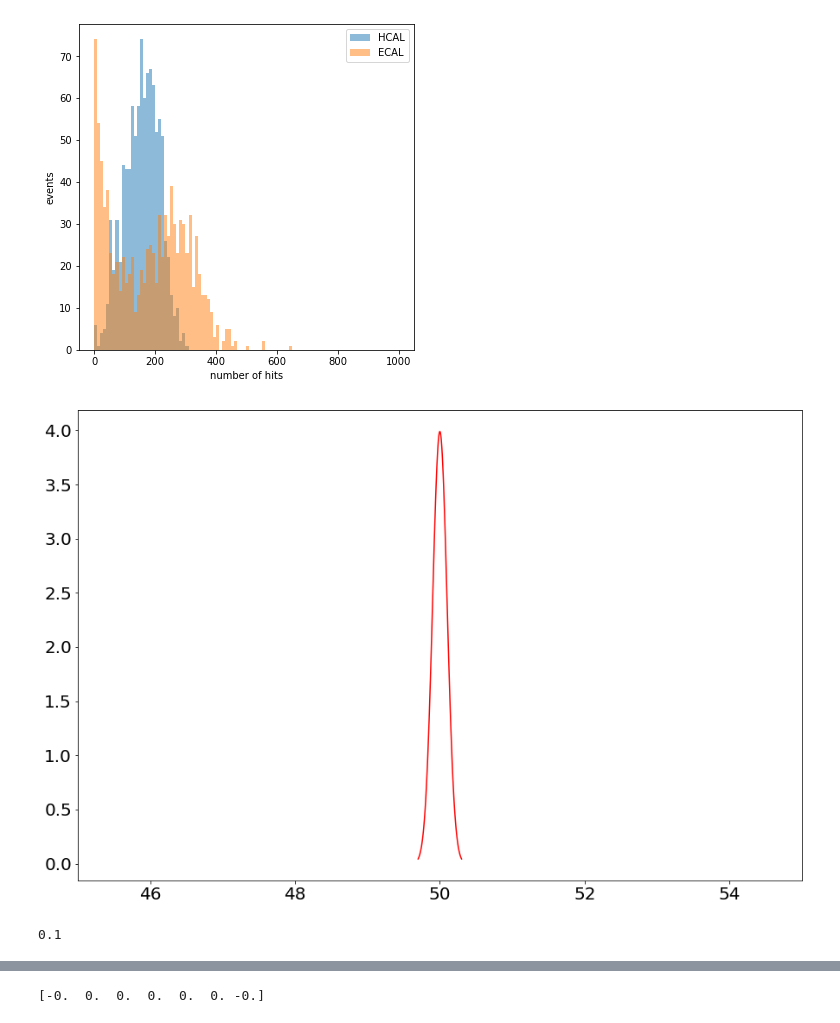
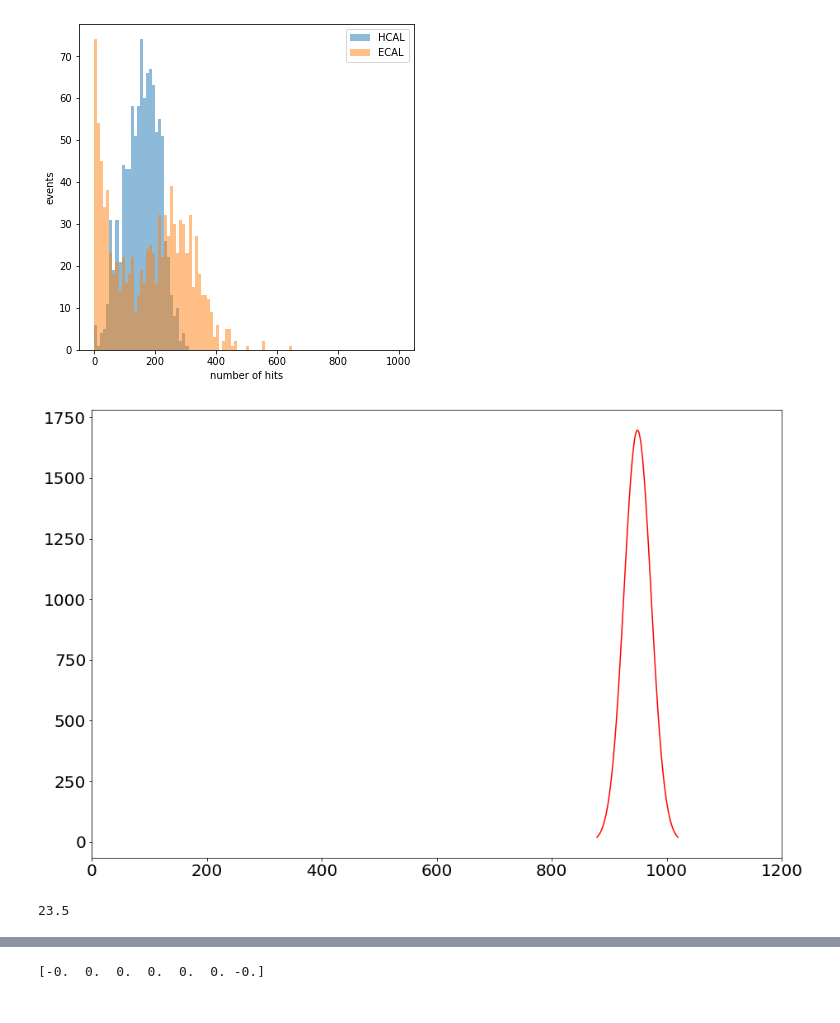
Before and after one commit to bk806714/EIC_Analysis, a Jupyter notebook: hitAnalysis.ipynb, the cells around one changed output, grey strips where cells are left out. Drawn from its saved outputs; the diff is of its cells as text; code cells hidden in the pictures.

```diff
--- a/hitAnalysis.ipynb
+++ b/hitAnalysis.ipynb
@@ -794,18 +1184,16 @@ print(len(p))
 # %%
 import scipy.stats as stats
 import math
 
-mux = 50
-muy=10
-variance = 1
-sigma =0.1# math.sqrt(variance)
+mux =949
+sigma =23.5# math.sqrt(variance)
 x = np.linspace(mux - 3*sigma, mux + 3*sigma, 100)
-y = np.linspace(muy - 3*sigma, muy + 3*sigma, 100)
-plt.plot(x, stats.norm.pdf(x, mux, sigma), color='r')
-plt.xlim(45,55)
+#y = np.linspace(muy - 3*sigma, muy + 3*sigma, 100)
+plt.plot(x, stats.norm.pdf(x, mux, sigma)*1e5, color='r')
+plt.xlim(0,1200)
 #plt.plot(y, stats.norm.pdf(y, muy, sigma), color='b')
 plt.show()
 print(sigma)
 # %% [output]
-[figure, old version]
+[figure, new version]
-0.1
+23.5
```
Also changed, not shown: parts of 26 cells of this notebook.
